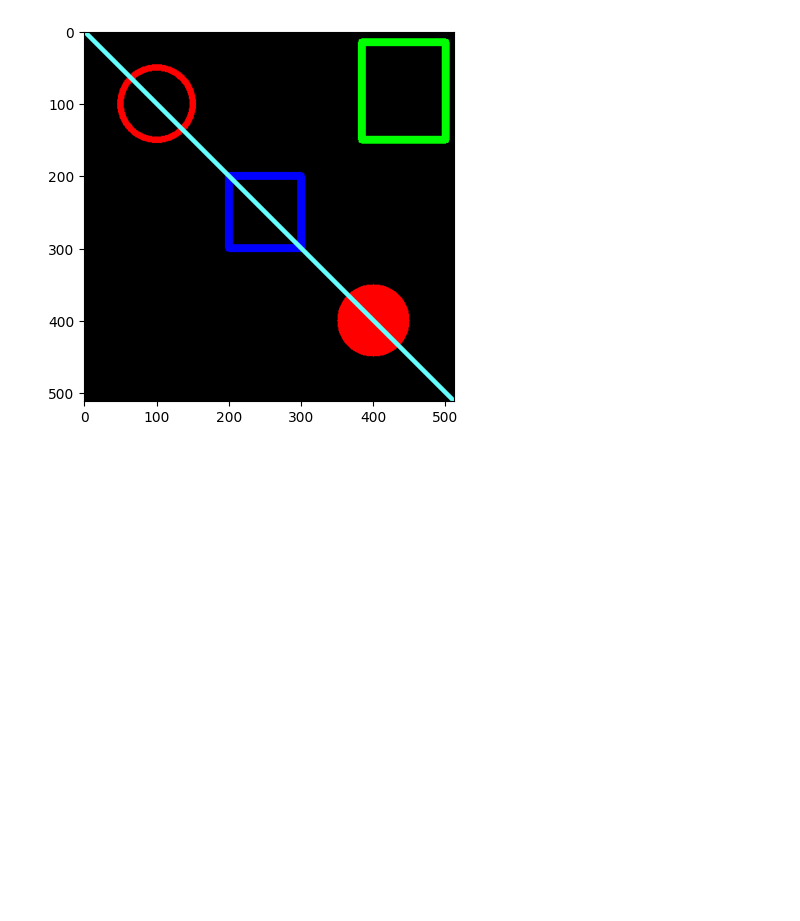
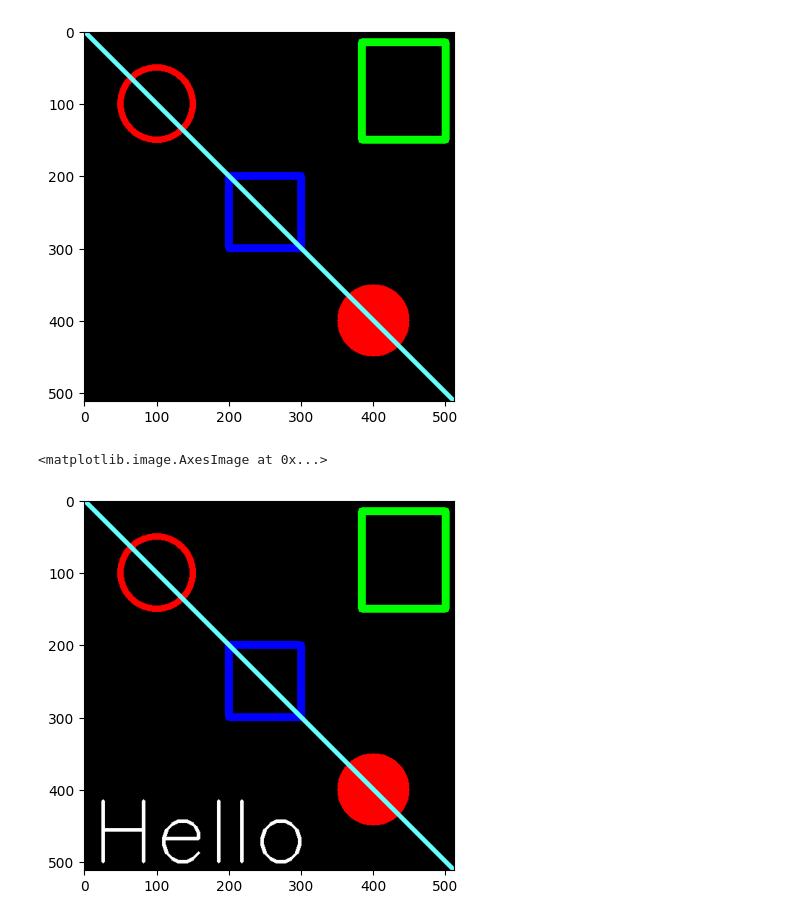
Before and after one commit to yeguacelestial/cv-course, a Jupyter notebook: python_cvcourse/5. Shapes.ipynb, the cells around one changed output. Drawn from its saved outputs; the diff is of its cells as text; code cells hidden in the pictures; blank space fills up the shorter version.

```diff
--- a/python_cvcourse/5. Shapes.ipynb
+++ b/python_cvcourse/5. Shapes.ipynb
@@ -82,3 +82,11 @@ plt.imshow(blank_img)
 # %% [output]
 <matplotlib.image.AxesImage at 0x...>
 [figure]
+# %%
+font = cv2.FONT_HERSHEY_SIMPLEX
+cv2.putText(blank_img, text="Hello", org=(10, 500), fontFace=font, fontScale=4, color=(255, 255, 255),
+           thickness=3, lineType=cv2.LINE_AA)
+plt.imshow(blank_img)
+# %% [output]
+<matplotlib.image.AxesImage at 0x...>
+[figure, added]
```
Also changed, not shown: parts of 9 cells of this notebook.
